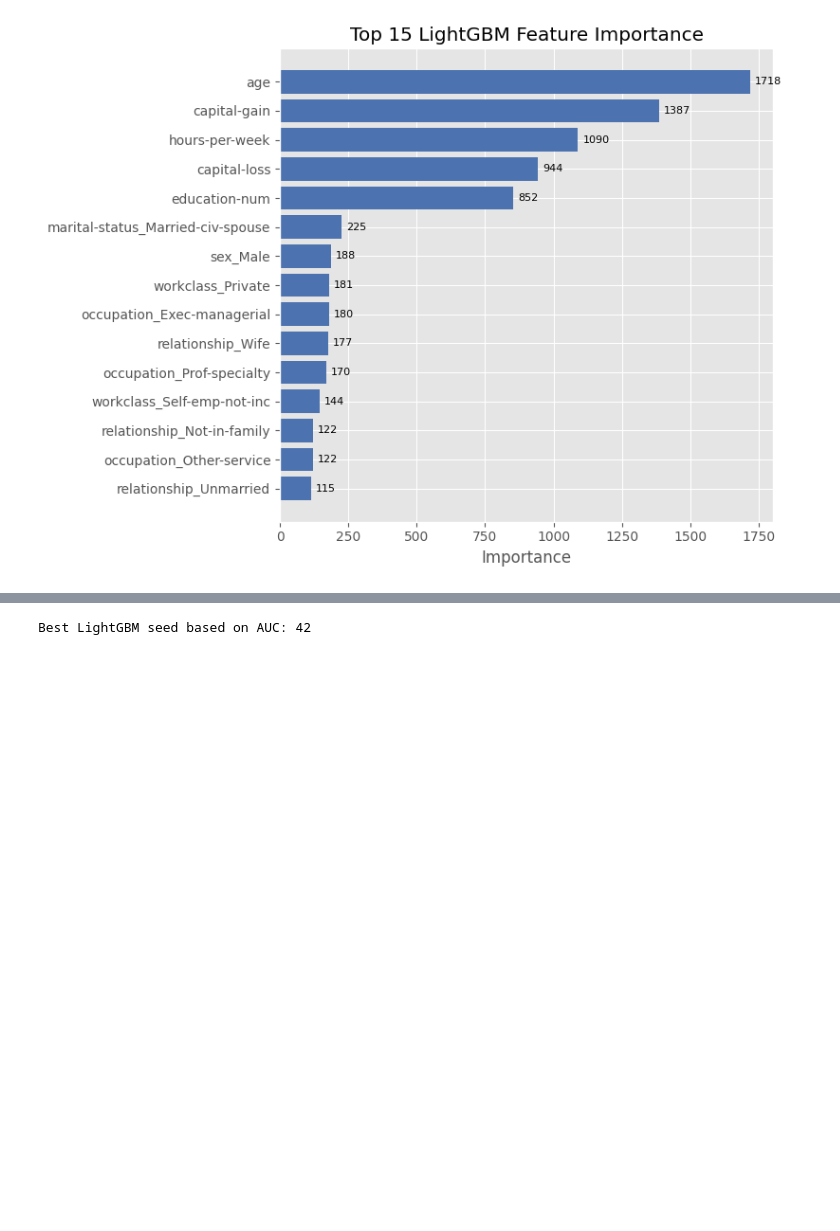
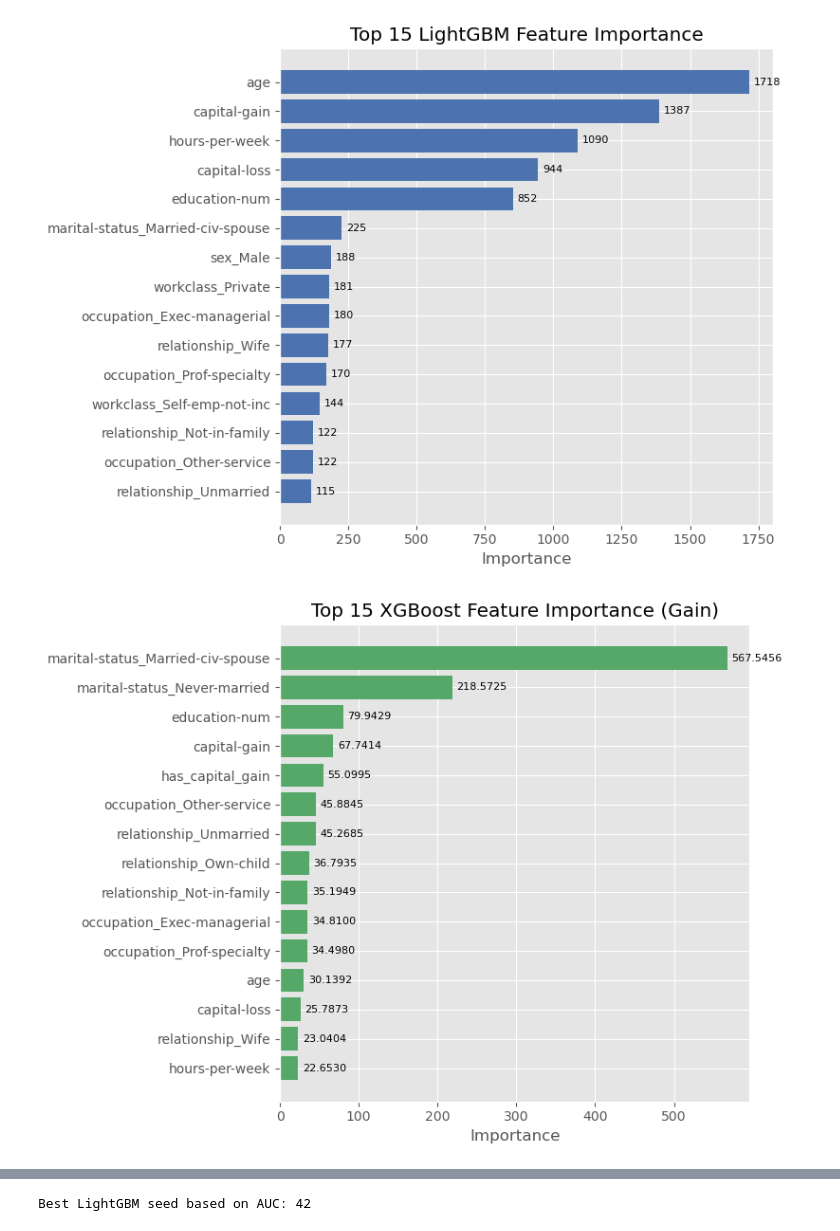
Before and after one commit to yongseng87/DSS5104-Assignment-2, a Jupyter notebook: dataset2_adult_income_far_1604_ys.ipynb, the cells around one changed output, grey strips where cells are left out. Drawn from its saved outputs; the diff is of its cells as text; code cells hidden in the pictures; blank space fills up the shorter version.

```diff
--- a/dataset2_adult_income_far_1604_ys.ipynb
+++ b/dataset2_adult_income_far_1604_ys.ipynb
@@ -1963,0 +2033,8 @@ plt.show()
+# %%
+print("Numerical feature mapping:")
+for i, col in enumerate(num_cols_final):
+    print(f"num_{i} = {col}")
+
+print("\nCategorical feature mapping:")
+for i, col in enumerate(cat_cols_final):
+    print(f"cat_{i} = {col}")
@@ -2001,3 +2299,42 @@ if "lgb_model_best" in globals() and lgb_model_best is not None:
     plt.show()
 # %% [output]
 [figure]
+# %%
+# Top 15 Feature importance for XGBoost
+if "xgb_model_best" in globals() and xgb_model_best is not None:
+
+    booster = xgb_model_best.get_booster()
+    importance_dict = booster.get_score(importance_type="gain")
+
+    fi_df = pd.DataFrame({
+        "feature": list(importance_dict.keys()),
+        "importance": list(importance_dict.values()),
+    })
+
+    fi_df = (
+        fi_df.sort_values("importance", ascending=False)
+        .head(15)
+        .sort_values("importance", ascending=True)
+    )
+
+    color_bar = "#55A868"
+
+    plt.style.use("ggplot")
+    fig, ax = plt.subplots(figsize=(8, 6))
+
+    bars = ax.barh(fi_df["feature"], fi_df["importance"], color=color_bar)
+
+    max_val = fi_df["importance"].max()
+    offset = 0.01 * max_val
+
+    for i, v in enumerate(fi_df["importance"]):
+        ax.text(v + offset, i, f"{v:.4f}", va="center", fontsize=8)
+
+    ax.set_title("Top 15 XGBoost Feature Importance (Gain)")
+    ax.set_xlabel("Importance")
+    ax.set_ylabel("")
+
+    plt.tight_layout()
+    plt.show()
+# %% [output]
+[figure, added]
```
Also changed, not shown: parts of 31 cells of this notebook, 1 other file.
